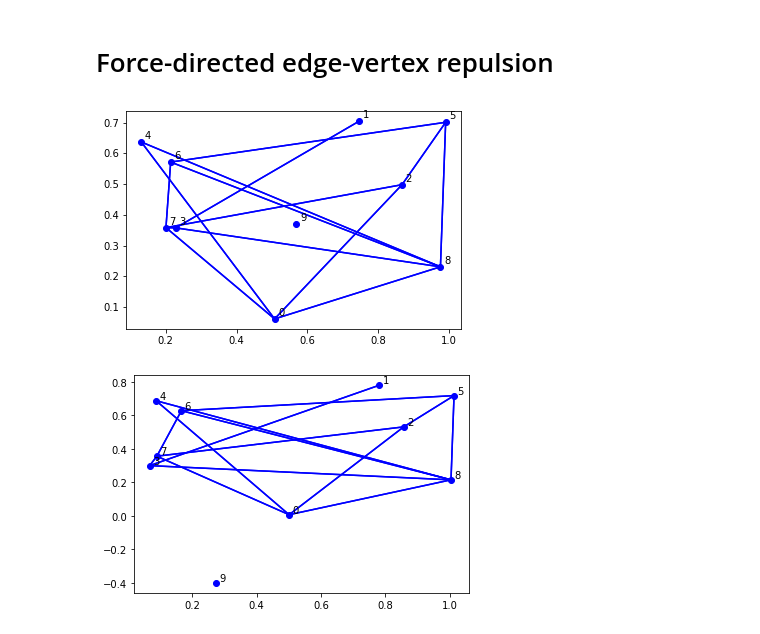
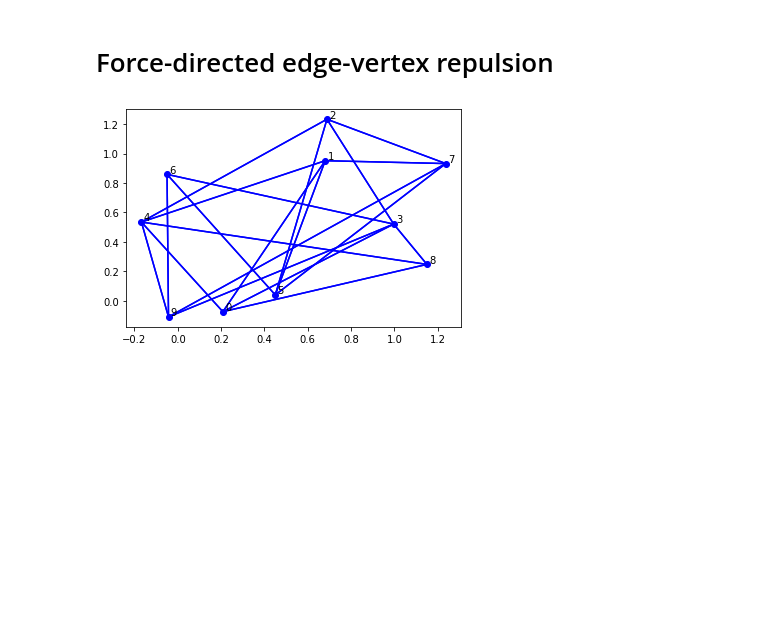
Before and after one commit to chclam/PrettyGD, a Jupyter notebook: graph_drawing_playground.ipynb, the cells around one changed output. Drawn from its saved outputs; the diff is of its cells as text; code cells hidden in the pictures; blank space fills up the shorter version.

Commit message:
add edge repulsion

```diff
--- a/graph_drawing_playground.ipynb
+++ b/graph_drawing_playground.ipynb
@@ -172,42 +189,54 @@ Idea: use the "aesthetic criteria" to judge the quality of the drawing. Then bin
 # Force-directed edge-vertex repulsion
 # %%
 import numpy as np
+import math
 
 def is_left(p, q, r):
   # returns whether r is left of line pq
   s = (q[0] - p[0]) * (r[1] - p[1]) - (q[1] - p[1]) * (r[0] - [0])
   if s > 0:
     return True
   return False
 
+def get_angle(v, w, u):
+  '''
+  Gets angle between vectors vu and vw.
+  '''
+  vu = np.subtract(u, v)
+  vw = np.subtract(w, v)
+  ret = np.arccos(np.dot(vu, vw) / (card(vu) * card(vw)))
+  return ret
+
 def ev_repulsion(V, adj_V):
-  C6 = 0.02
+  T = 0.2
+  C6 = 0.05
   W = V.copy()
   F = np.zeros((len(V), 2))
   for i in range(len(V)):
     v = V[i]
     for j in range(len(V)):
       w = V[j]
       for k in adj_V[j]:
         u = V[k]
         if (v[0] == u[0] and v[1] == u[1]) or (v[0] == w[0] and v[1] == w[1]):
           continue
+        if not math.pi - get_angle(v, u, w) <= T:
+          continue # if angle is too wide, i.e. v is to close to edge uw
         vu = np.subtract(u, v)
         vw = np.subtract(w, v)
         vu_u = np.divide(vu, card(vu))
         vw_u = np.divide(vw, card(vw))
-        bisect = np.add(vu, vw)
-        bs_n = bisect
-        bs_n = -1 * (0.1 / (card(bs_n) ** 2)) * bs_n / card(bs_n)
+        bisect = np.add(vu_u, vw_u)
+        bs_n = bisect / card(bisect)
+        bs_n *= -1
         F[i] += bs_n
 
   for i in range(len(V)):
     W[i] += np.multiply(C6, F[i])
   return W
 
-W = ev_repulsion(V, adj_V)
-draw(V, adj_V)
+W = ev_repulsion(W, adj_V)
+# draw(V, adj_V)
 draw(W, adj_V)
 # %% [output]
-[figure, old version]
+[figure, new version]
-[figure, removed]
```
Also changed, not shown: parts of 4 cells of this notebook.
